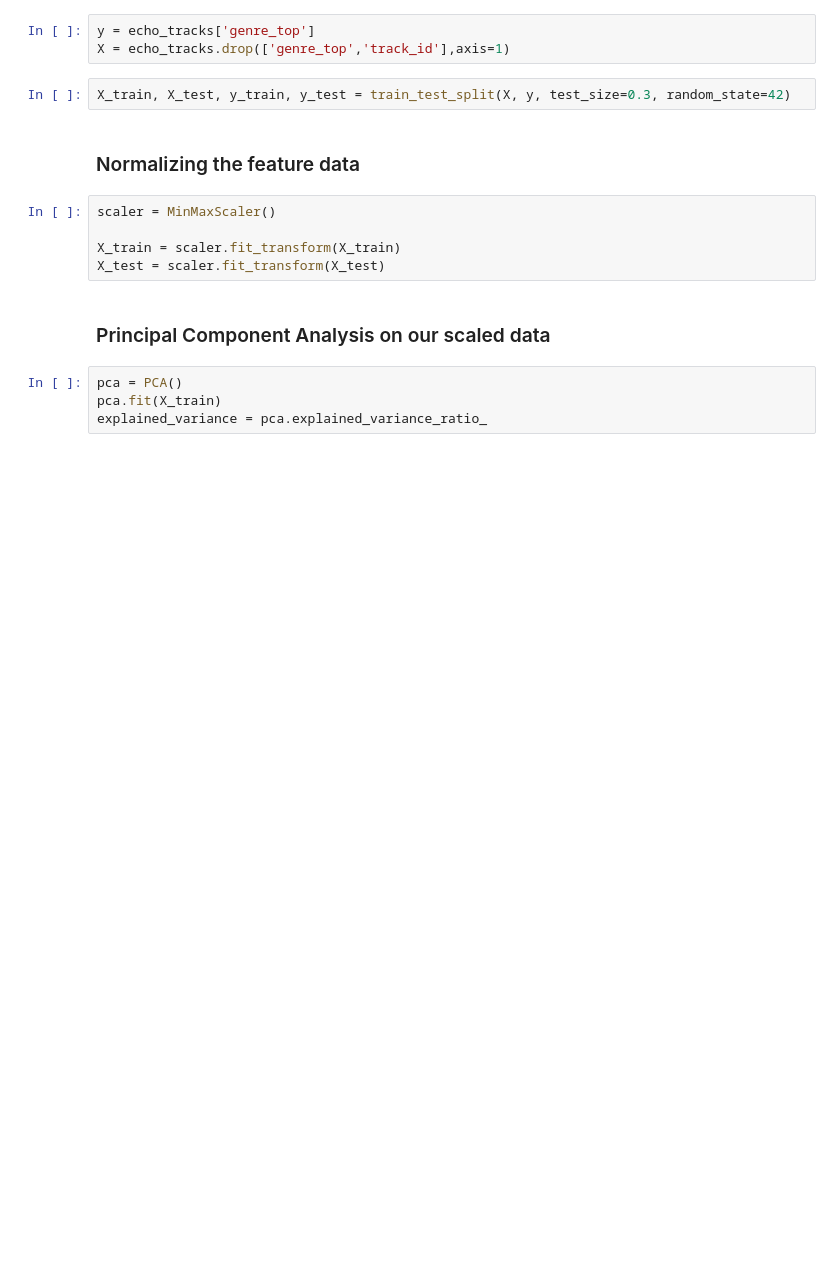
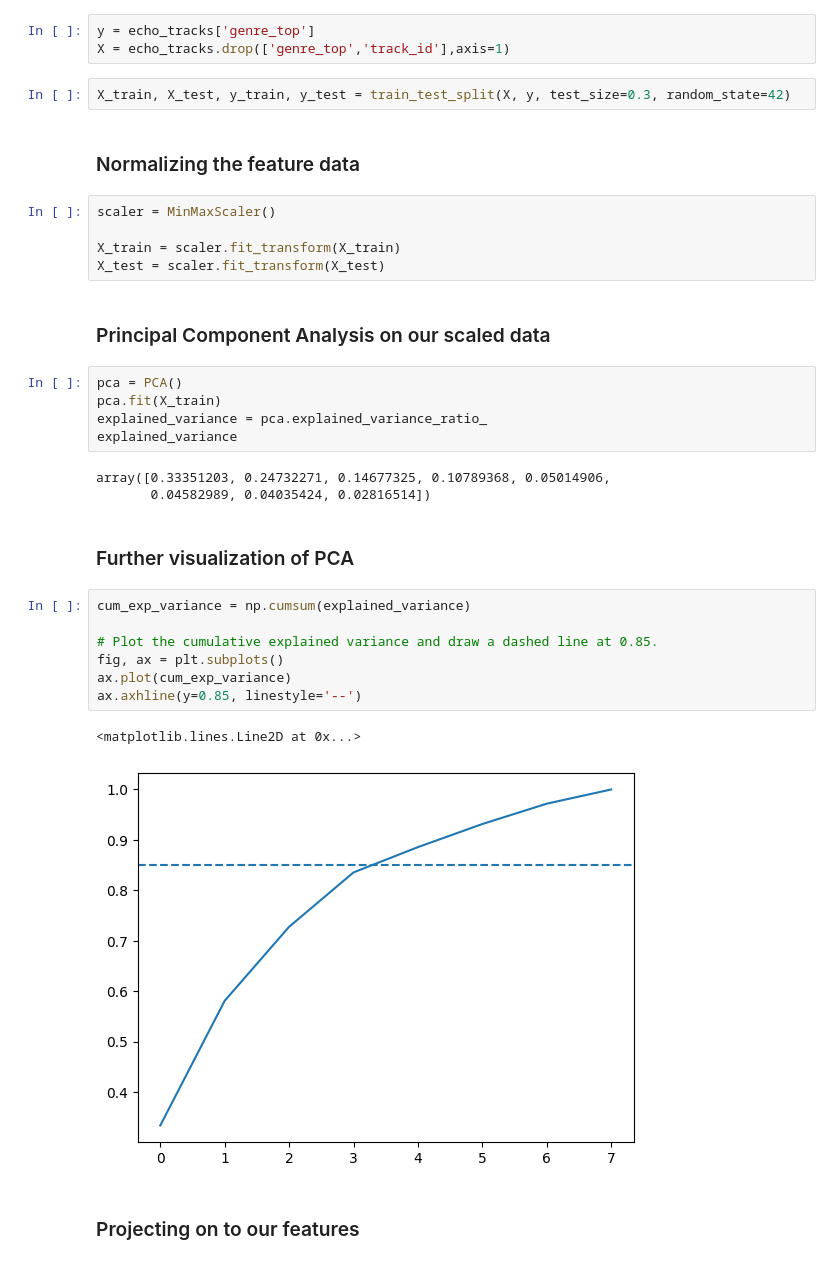
Before and after one commit to emirhanlatif/ML_Projects, a Jupyter notebook: Classify_Song/classify_song.ipynb, the cells around one changed output. Cells and saved outputs as stored; diff of their text form; blank space fills up the shorter version.

```diff
--- a/Classify_Song/classify_song.ipynb
+++ b/Classify_Song/classify_song.ipynb
@@ -130,3 +133,21 @@ X_test = scaler.fit_transform(X_test)
 pca = PCA()
 pca.fit(X_train)
 explained_variance = pca.explained_variance_ratio_
+explained_variance
+# %% [output]
+array([0.33351203, 0.24732271, 0.14677325, 0.10789368, 0.05014906,
+       0.04582989, 0.04035424, 0.02816514])
+# %% [markdown]
+### Further visualization of PCA
+# %%
+cum_exp_variance = np.cumsum(explained_variance)
+
+# Plot the cumulative explained variance and draw a dashed line at 0.85.
+fig, ax = plt.subplots()
+ax.plot(cum_exp_variance)
+ax.axhline(y=0.85, linestyle='--')
+# %% [output]
+<matplotlib.lines.Line2D at 0x...>
+[figure, added]
+# %% [markdown]
+### Projecting on to our features
```
Also changed, not shown: parts of 8 cells of this notebook.
